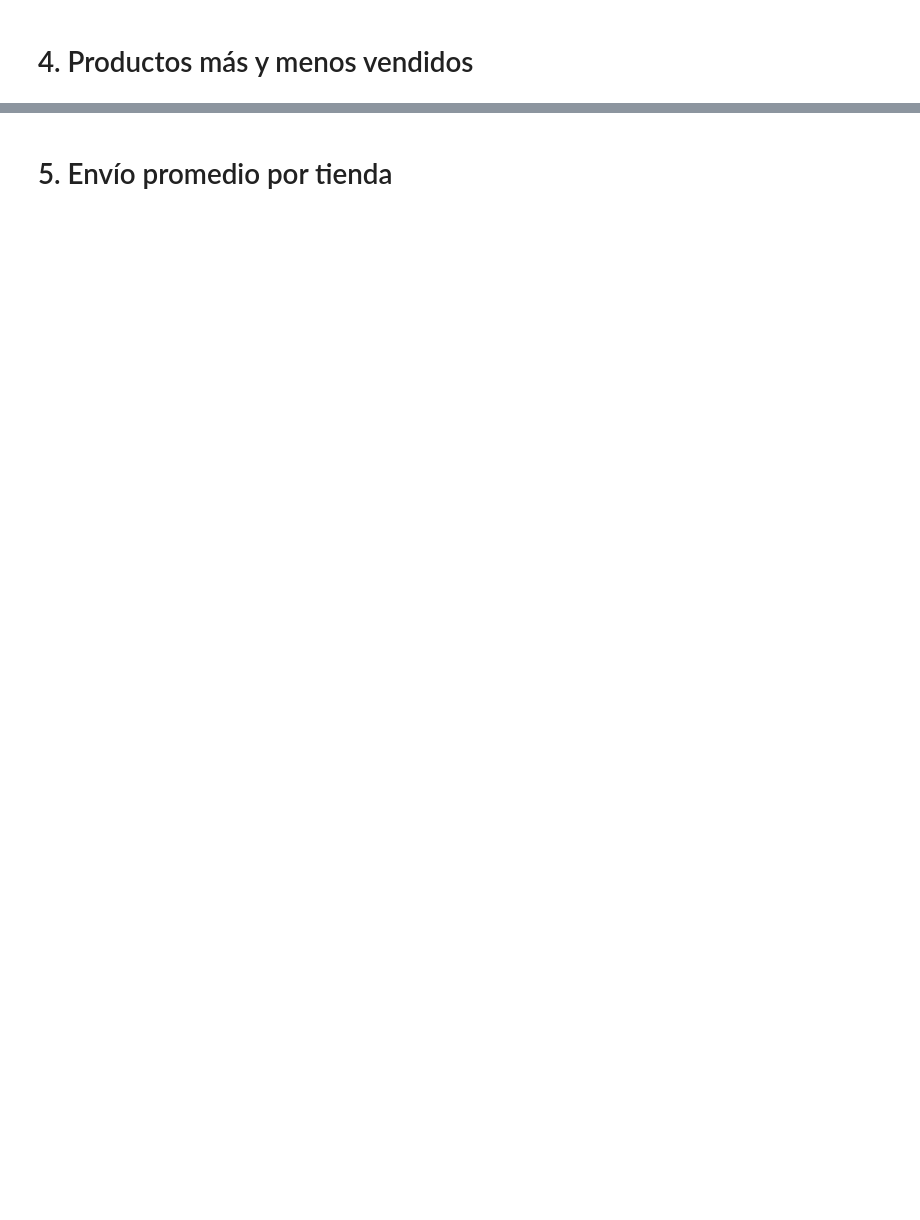
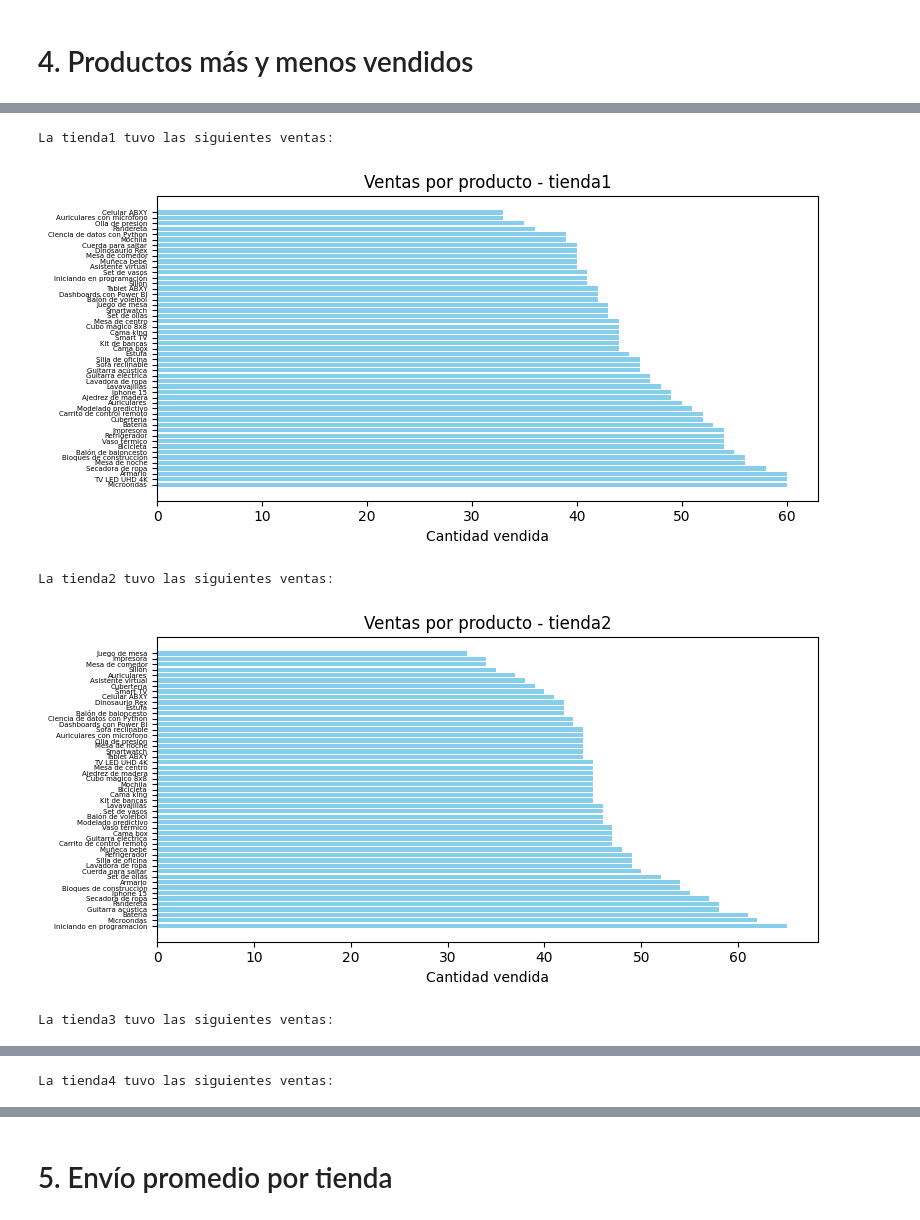
Before and after one commit to gargolos/store, a Jupyter notebook: AluraStoreLatam.ipynb, the cells around one changed output, grey strips where cells are left out. Cells and saved outputs as stored; diff of their text form; code cells hidden in the pictures; blank space fills up the shorter version.

```diff
--- a/AluraStoreLatam.ipynb
+++ b/AluraStoreLatam.ipynb
@@ -131,2 +149,23 @@ La tienda3 fue la que mas tuvó una mejor calificacion 4.048
 # %% [markdown]
 # 4. Productos más y menos vendidos
+# %%
+import pandas as pd
+import numpy as np
+def obtiene_productos(tienda):
+  arreglo_producto_cantidad = [[producto, cantidad] for producto, cantidad in tienda["Producto"].value_counts().items()]
+  return arreglo_producto_cantidad
+
+
+texto =' Productos más y menos vendidos:\n'
+print(texto)
+productos = []
+productos_tienda = [obtiene_productos(tienda1), obtiene_productos(tienda2), obtiene_productos(tienda3), obtiene_productos(tienda4)]
+
+productos = list(zip(nombres, productos_tienda))
+
+for i in range(len(productos)):
+  texto = f'La {productos[i][0]} vendió las siguientes productos:'
+  print(texto)
+  for j in range(len(productos[i][1])):
+    print(f'{productos[i][1][j][0]} : {productos[i][1][j][1]}')
+  print('\n')
@@ -132,0 +190,28 @@ La tienda3 fue la que mas tuvó una mejor calificacion 4.048
+# %%
+import pandas as pd
+import matplotlib.pyplot as plt
+
+# Mostrar texto y gráficos
+for i in range(len(productos)):
+    nombre_tienda = productos[i][0]
+    lista_productos = productos[i][1]
+
+    print(f'La {nombre_tienda} tuvo las siguientes ventas:')
+    # Preparar datos para el gráfico
+    nombres_productos = [p[0] for p in lista_productos]
+    cantidades = [p[1] for p in lista_productos]
+
+    # Graficar
+    plt.figure(figsize=(8, 4))
+    plt.barh(nombres_productos, cantidades, color='skyblue')
+    plt.xlabel("Cantidad vendida")
+    plt.title(f"Ventas por producto - {nombre_tienda}")
+    plt.yticks(fontsize=5)
+    plt.tight_layout()
+    plt.show()
+# %% [output]
+La tienda1 tuvo las siguientes ventas:
+[figure, added]
+La tienda2 tuvo las siguientes ventas:
+[figure, added]
+La tienda3 tuvo las siguientes ventas:
@@ -132,0 +219 @@ La tienda3 fue la que mas tuvó una mejor calificacion 4.048
+La tienda4 tuvo las siguientes ventas:
```
Also changed, not shown: parts of 8 cells of this notebook.
